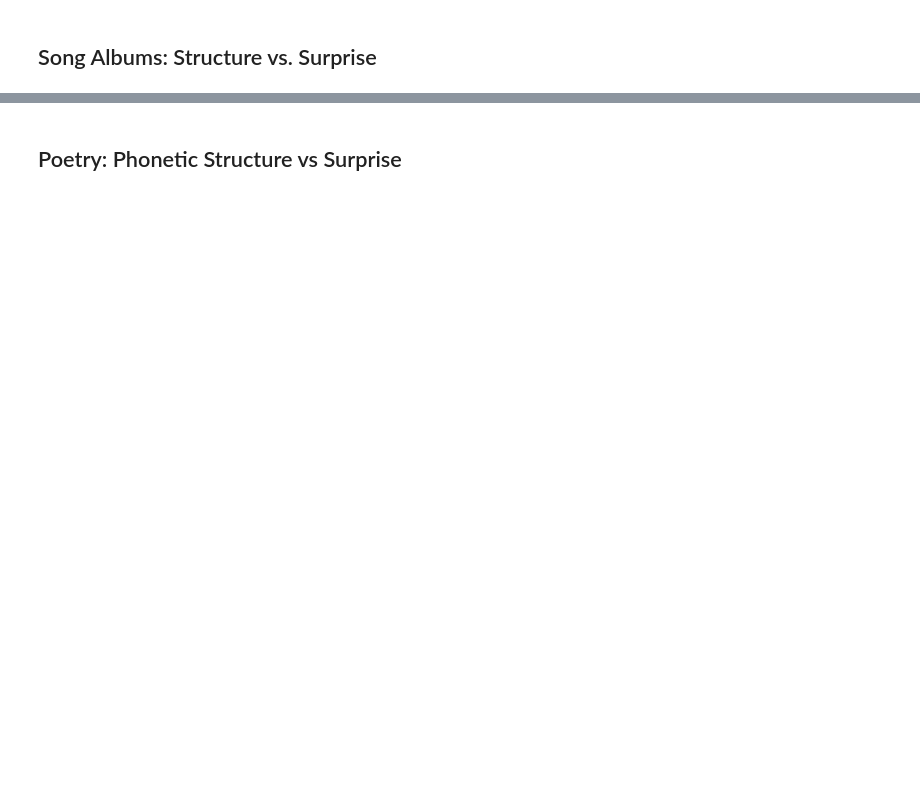
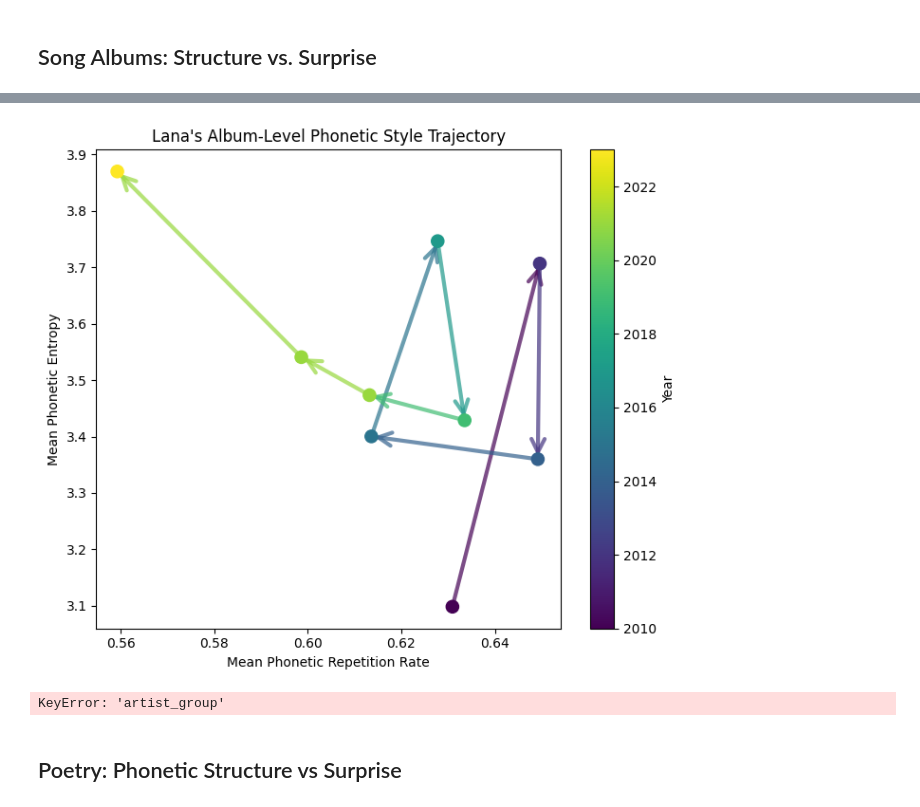
Before and after one commit to mahlidol/lana_analysis-main, a Jupyter notebook: CMOR-438/notebooks/02_structure_surprise.ipynb, the cells around one changed output, grey strips where cells are left out. Saved outputs shown, nothing was run; the diff lists cells and outputs as text; code cells hidden in the pictures; blank space fills up the shorter version.

```diff
--- a/CMOR-438/notebooks/02_structure_surprise.ipynb
+++ b/CMOR-438/notebooks/02_structure_surprise.ipynb
@@ -217,3 +303,63 @@ plt.plot(
+# %%
+import matplotlib.cm as cm
+import matplotlib.colors as mcolors
+
+norm = mcolors.Normalize(
+    vmin=lana_centroids["year"].min(),
+    vmax=lana_centroids["year"].max()
+)
+cmap = cm.viridis
+
+plt.figure(figsize=(7, 6))
+
+
+for i in range(len(lana_centroids) - 1):
+    x1, y1 = lana_centroids.iloc[i][["phonetic_repetition_rate", "phonetic_entropy"]]
+    x2, y2 = lana_centroids.iloc[i + 1][["phonetic_repetition_rate", "phonetic_entropy"]]
+
+    plt.annotate(
+        "",
+        xy=(x2, y2),
+        xytext=(x1, y1),
+        arrowprops=dict(
+            arrowstyle="->",
+            color=cmap(norm(lana_centroids.iloc[i]["year"])),
+            linewidth=3,
+            mutation_scale=25,
+            alpha=0.7
+        )
+    )
+
+plt.scatter(
+    lana_centroids["phonetic_repetition_rate"],
+    lana_centroids["phonetic_entropy"],
+
+    c=lana_centroids["year"],
+    cmap="viridis",
+    s=90,
+    zorder=3
+)
+
+plt.colorbar(label="Year")
+plt.xlabel("Mean Phonetic Repetition Rate")
+plt.ylabel("Mean Phonetic Entropy")
+plt.title("Lana's Album-Level Phonetic Style Trajectory")
+
+plt.tight_layout()
+plt.show()
+# %% [output]
+[figure, added]
+# %%
+import matplotlib.pyplot as plt
+
+artist_groups = centroids["artist_group"].unique()
+
+color_map = {
+    artist: plt.cm.tab10(i % 10)
+    for i, artist in enumerate(artist_groups)
+}
+# %% [output]
+KeyError: 'artist_group'
 # %% [markdown]
 ## Poetry: Phonetic Structure vs Surprise
 # %%
```
Also changed, not shown: parts of 11 cells of this notebook, 1 other file.
